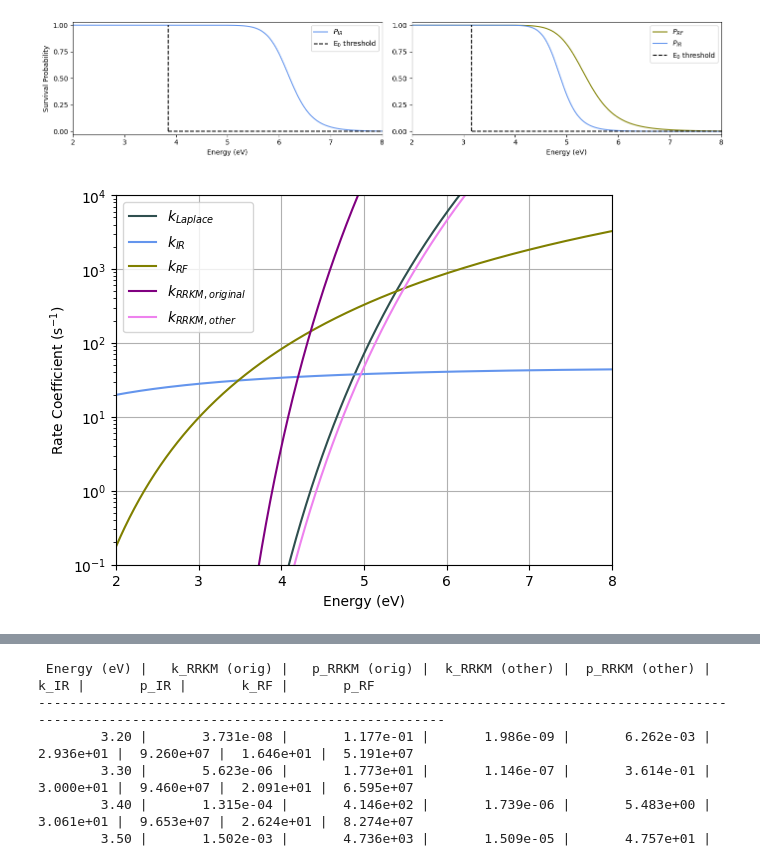
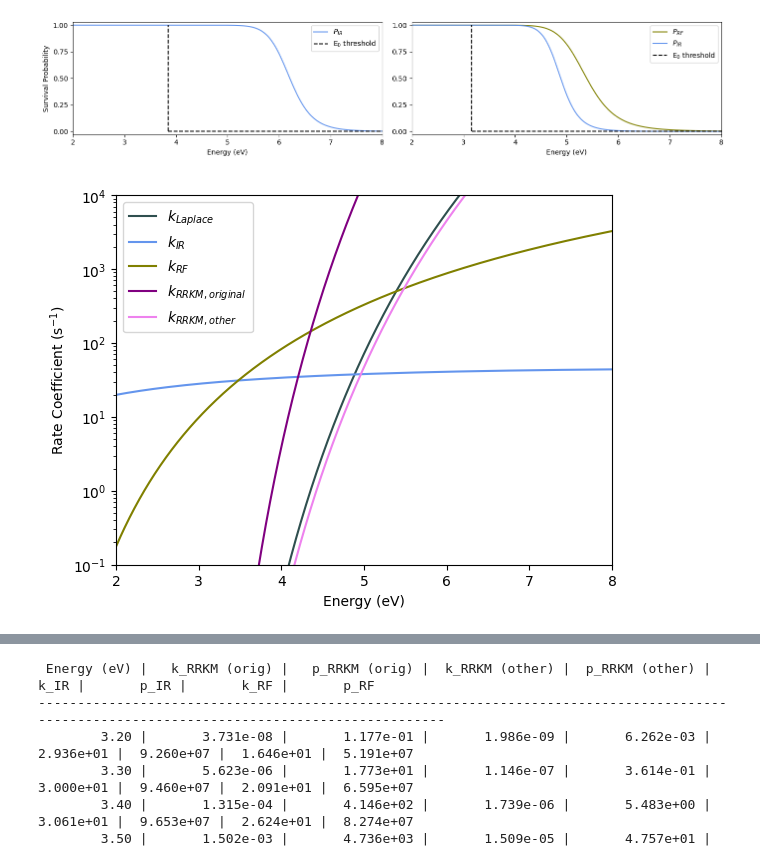
Before and after one commit to mustafa9812/Project-Cynap, a Jupyter notebook: scripts/calculations.ipynb, the cells around one changed output, grey strips where cells are left out. Cells and saved outputs as stored; diff of their text form; code cells hidden in the pictures.

```diff
--- a/scripts/calculations.ipynb
+++ b/scripts/calculations.ipynb
@@ -969,21 +969,20 @@ plt.show()
 # %%
 # 1-CYANONAPHTHALENE+ ALL RATE COEFFICIENTS COMBINED PLOT
 plt.plot(LP_filtered_energies_list_eV, C_k_Laplace_list, color='darkslategrey', label='$k_{Laplace}$')
 plt.plot(C_IR_energies_list_eV, C_k_IR_total, color='cornflowerblue', label='$k_{IR}$')
 plt.plot(RF_filtered_energies_list_eV, k_RF_list, color='olive', label='$k_{RF}$')
 plt.plot(C_RRKM_filtered_energies_list_eV, C_k_RRKM_list, color='purple', label='$k_{RRKM, original}$')
 plt.plot(other_C_RRKM_filtered_energies_list_eV, other_C_k_RRKM_list, color='violet', label='$k_{RRKM, other}$')
 # plt.plot(NC_energies_list, k_diss_C_list, label='k_Teff', color='red')
 plt.xlabel('Energy (eV)')
 plt.ylabel('Rate Coefficient (s$^{-1}$)')
 plt.yscale('log')
 plt.legend(loc='upper left')
 plt.xlim(2, 8)
 plt.ylim(1e-1, 1e4)
-plt.grid(True)
 plt.savefig(r'C:\Users\Mustafa\Documents\GitHub\Project-Cynap\plots\Cation-1cyano-rates.png')
 # %% [output]
-[figure, old version]
+[figure, new version]
 # %%
 # MONTE CARLO SIMULATION FOR 1-CYANONAPHTHALENE+ (VECTORIZED)
 # SOURCES:
```
Also changed, not shown: parts of 2 cells of this notebook, 8 other files.
